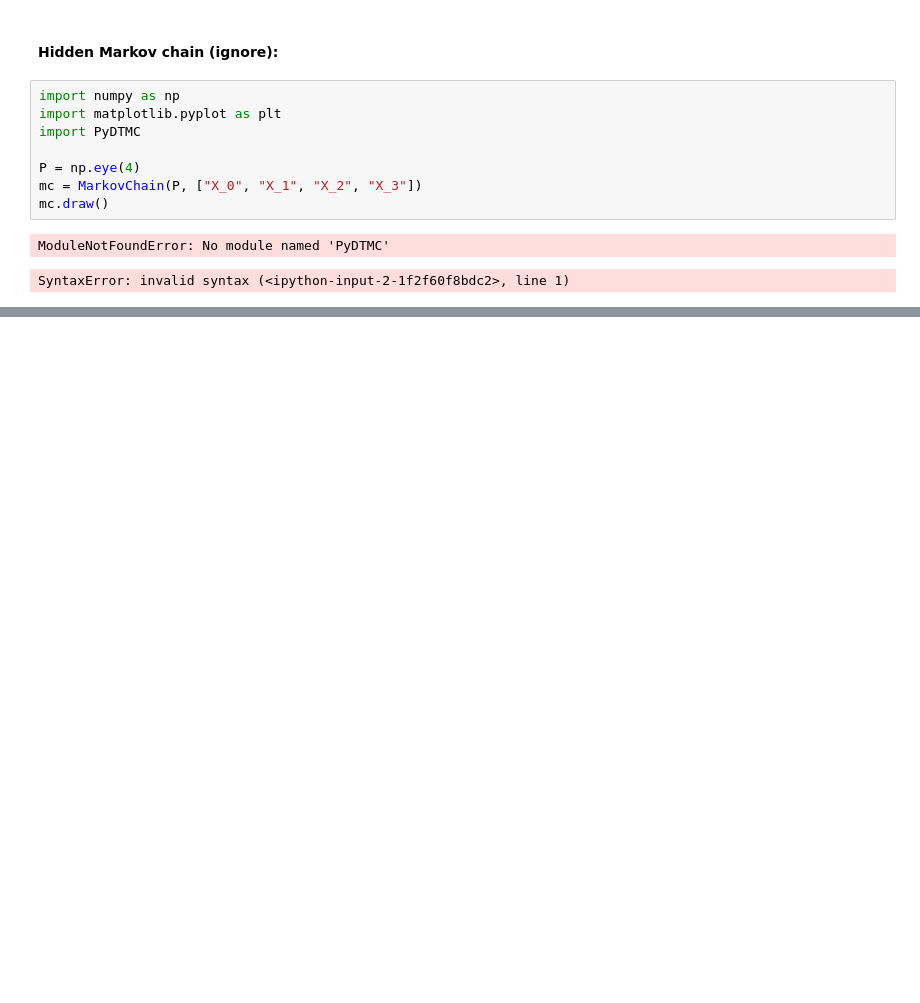
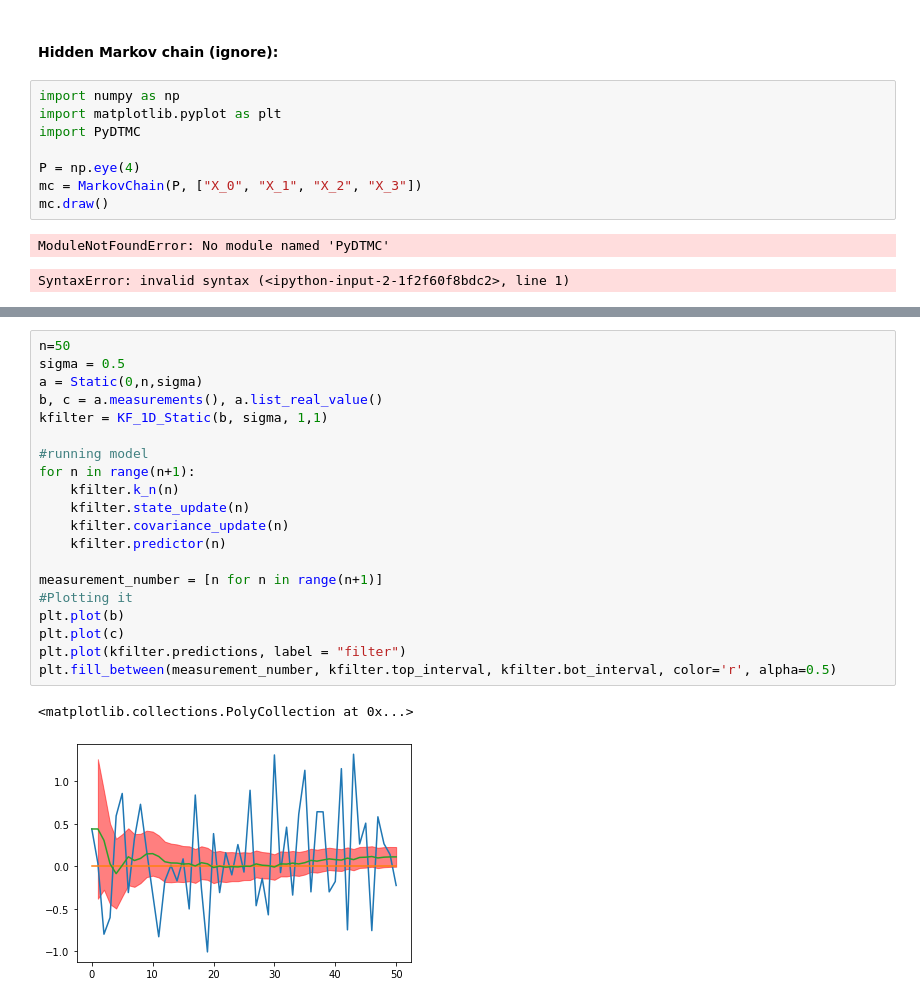
Before and after one commit to paolobiase/M2R-Kalman-Filter, a Jupyter notebook: M2R Kalman Filter Simulation.ipynb, the cells around one changed output, grey strips where cells are left out. Drawn from its saved outputs; the diff is of its cells as text; blank space fills up the shorter version.

```diff
--- a/M2R Kalman Filter Simulation.ipynb
+++ b/M2R Kalman Filter Simulation.ipynb
@@ -216,0 +342,23 @@ SyntaxError: invalid syntax (<ipython-input-2-1f2f60f8bdc2>, line 1)
+# %%
+n=50
+sigma = 0.5
+a = Static(0,n,sigma)
+b, c = a.measurements(), a.list_real_value()
+kfilter = KF_1D_Static(b, sigma, 1,1)
+
+#running model
+for n in range(n+1):
+    kfilter.k_n(n)
+    kfilter.state_update(n)
+    kfilter.covariance_update(n)
+    kfilter.predictor(n)
+
+measurement_number = [n for n in range(n+1)]
+#Plotting it
+plt.plot(b)
+plt.plot(c)
+plt.plot(kfilter.predictions, label = "filter")
+plt.fill_between(measurement_number, kfilter.top_interval, kfilter.bot_interval, color='r', alpha=0.5)
+# %% [output]
+<matplotlib.collections.PolyCollection at 0x...>
+[figure, added]
```
Also changed, not shown: parts of 10 cells of this notebook.
